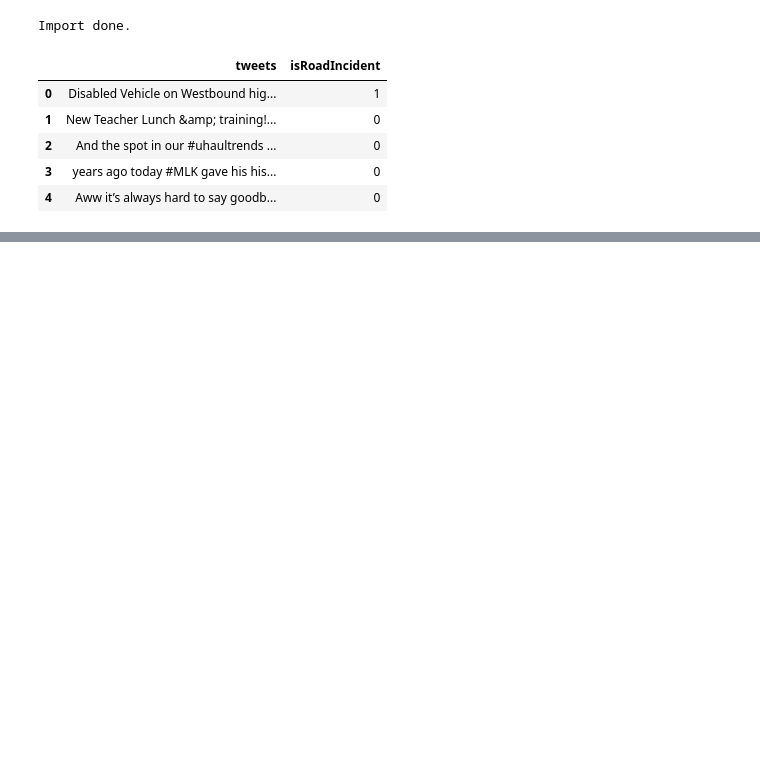
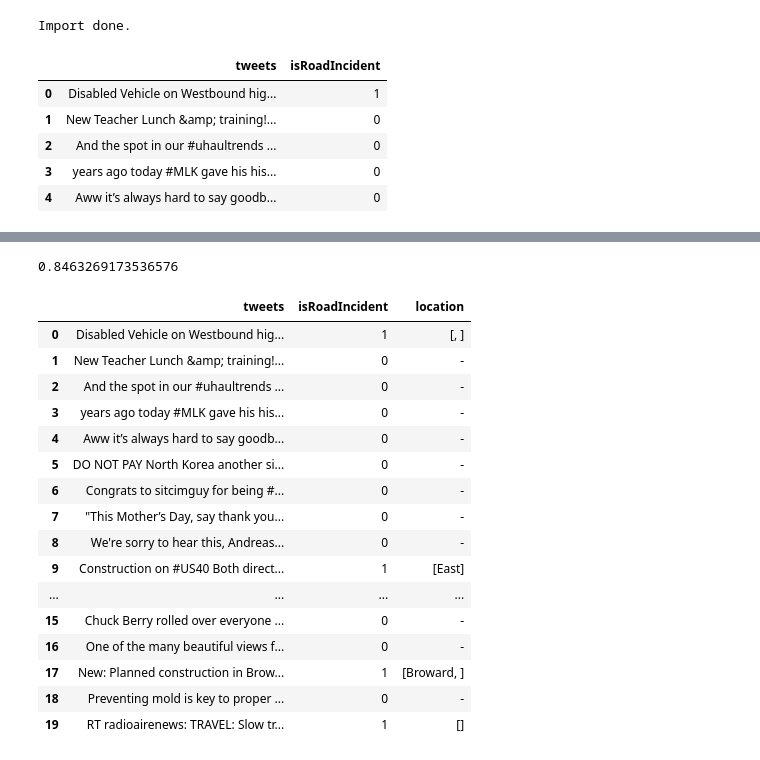
Before and after one commit to clementandreas97/Road-Accident-Detector, a Jupyter notebook: road-incident-detection.ipynb, the cells around one changed output, grey strips where cells are left out. Drawn from its saved outputs; the diff is of its cells as text; code cells hidden in the pictures; blank space fills up the shorter version.

Commit message:
Change classification to TF IDF, add overall predictor

```diff
--- a/road-incident-detection.ipynb
+++ b/road-incident-detection.ipynb
@@ -391,12 +43,0 @@ metrics.flat_f1_score(y_test, y_pred,
-# %%
-# Test the model with some stuff
-
-sent_text = nltk.sent_tokenize("Big thing in West Bandung.") # this gives us a list of sentences
-# now loop over each sentence and tokenize it separately
-sent = list()
-for sentence in sent_text:
-    tokenized_text = nltk.word_tokenize(sentence)
-    tagged = nltk.pos_tag(tokenized_text)
-    sent.append(tagged)
-    print(tagged)
-sent
@@ -420,11 +43,0 @@ y_pred
-# %%
-locs = list()
-for i in range (0, len(y_pred)):
-    loc = ''
-    for j in range(0, len(y_pred[i])):
-        if y_pred[i][j] == 'B-geo':
-            loc += sent[i][j][0]
-        if y_pred[i][j] == 'I-geo':
-            loc += ' ' + sent[i][j][0]
-    locs.append(loc)
-locs
@@ -432,0 +83,5 @@ locs
+# %%
+# Split data
+
+X_train, X_test, y_train, y_test = train_test_split(trainingData['tweets'], trainingData['isRoadIncident'])
+print('Data split.')
@@ -432,0 +90,7 @@ locs
+# %%
+# Create Pipeline and train
+
+pipeline = Pipeline([('bow',CountVectorizer(analyzer=text_process)),
+                    ('tfidf',TfidfTransformer()),
+                    ('classifier',MultinomialNB())])
+pipeline.fit(X_train,y_train)
@@ -432,0 +306,8 @@ locs
+# %%
+# Test
+
+y_pred = crf.predict(X_test)
+metrics.flat_f1_score(y_test, y_pred,
+                      average='weighted', labels=['B-geo', 'I-geo'])
+# %% [output]
+0.8463269173536576
@@ -432,0 +355,24 @@ locs
+# %%
+# Overall test
+
+tweets = trainingData['tweets'].head(20)
+result = predictor(tweets)
+result
+# %% [output]
+|  | tweets | isRoadIncident | location |
+| 0 | Disabled Vehicle on Westbound hig... | 1 | [, ] |
+| 1 | New Teacher Lunch &amp; training!... | 0 | - |
+| 2 | And the spot in our #uhaultrends ... | 0 | - |
+| 3 | years ago today #MLK gave his his... | 0 | - |
+| 4 | Aww it’s always hard to say goodb... | 0 | - |
+| 5 | DO NOT PAY North Korea another si... | 0 | - |
+| 6 | Congrats to sitcimguy for being #... | 0 | - |
+| 7 | "This Mother’s Day, say thank you... | 0 | - |
+| 8 | We're sorry to hear this, Andreas... | 0 | - |
+| 9 | Construction on #US40 Both direct... | 1 | [East] |
+| ... | ... | ... | ... |
+| 15 | Chuck Berry rolled over everyone ... | 0 | - |
+| 16 | One of the many beautiful views f... | 0 | - |
+| 17 | New: Planned construction in Brow... | 1 | [Broward, ] |
+| 18 | Preventing mold is key to proper ... | 0 | - |
+| 19 | RT radioairenews: TRAVEL: Slow tr... | 1 | [] |
```
Also changed, not shown: parts of 37 cells of this notebook.
